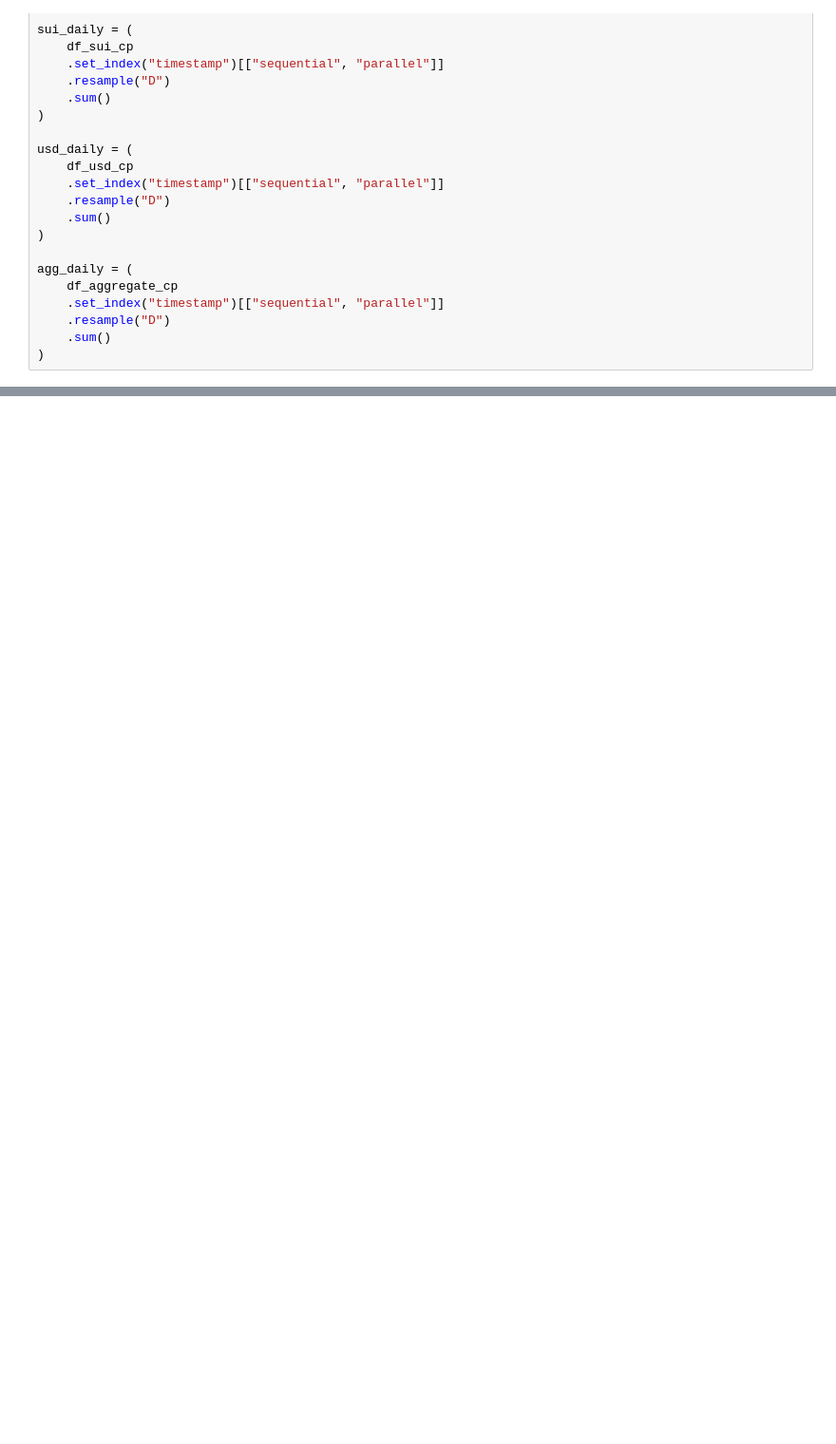
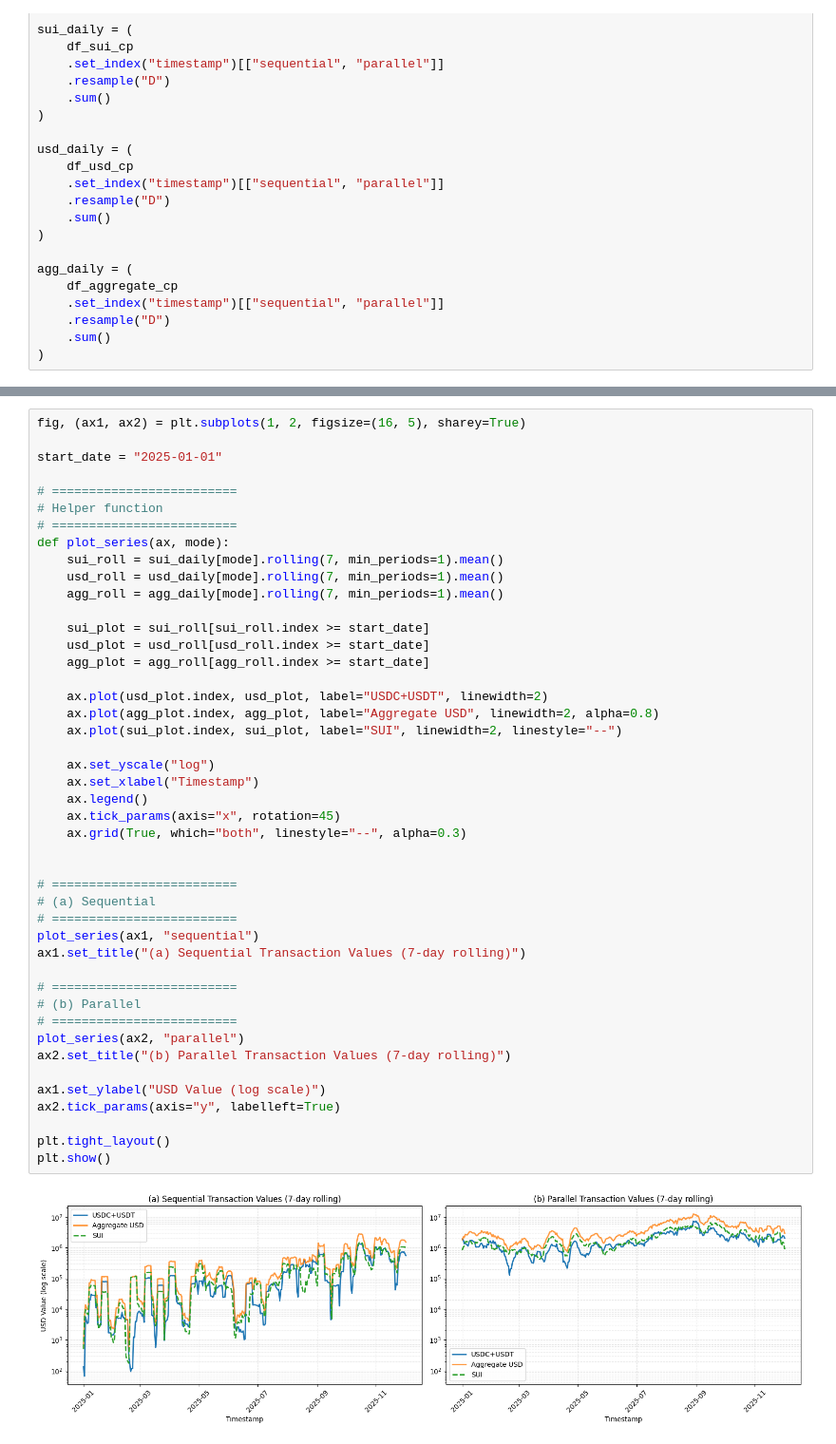
Before and after one commit to krdecade-0/sui_analysis_code, a Jupyter notebook: balance_analysis1.ipynb, the cells around one changed output, grey strips where cells are left out. Shown at 95% size. Cells and saved outputs as stored; diff of their text form; blank space fills up the shorter version.

```diff
--- a/balance_analysis1.ipynb
+++ b/balance_analysis1.ipynb
@@ -543,3 +581,50 @@ print(df_sui_cp["sequential"].corr(df_aggregate_cp["sequential"]))
+# %%
+fig, (ax1, ax2) = plt.subplots(1, 2, figsize=(16, 5), sharey=True)
+
+start_date = "2025-01-01"
+
+# =========================
+# Helper function
+# =========================
+def plot_series(ax, mode):
+    sui_roll = sui_daily[mode].rolling(7, min_periods=1).mean()
+    usd_roll = usd_daily[mode].rolling(7, min_periods=1).mean()
+    agg_roll = agg_daily[mode].rolling(7, min_periods=1).mean()
+
+    sui_plot = sui_roll[sui_roll.index >= start_date]
+    usd_plot = usd_roll[usd_roll.index >= start_date]
+    agg_plot = agg_roll[agg_roll.index >= start_date]
+
+    ax.plot(usd_plot.index, usd_plot, label="USDC+USDT", linewidth=2)
+    ax.plot(agg_plot.index, agg_plot, label="Aggregate USD", linewidth=2, alpha=0.8)
+    ax.plot(sui_plot.index, sui_plot, label="SUI", linewidth=2, linestyle="--")
+
+    ax.set_yscale("log")
+    ax.set_xlabel("Timestamp")
+    ax.legend()
+    ax.tick_params(axis="x", rotation=45)
+    ax.grid(True, which="both", linestyle="--", alpha=0.3)
+
+
+# =========================
+# (a) Sequential
+# =========================
+plot_series(ax1, "sequential")
+ax1.set_title("(a) Sequential Transaction Values (7-day rolling)")
+
+# =========================
+# (b) Parallel
+# =========================
+plot_series(ax2, "parallel")
+ax2.set_title("(b) Parallel Transaction Values (7-day rolling)")
+
+ax1.set_ylabel("USD Value (log scale)")
+ax2.tick_params(axis="y", labelleft=True)
+
+plt.tight_layout()
+plt.show()
+# %% [output]
+[figure, added]
 # %%
 # sequential fraction
 sui_fraction = (
```
Also changed, not shown: parts of 21 cells of this notebook, 22 other files.
